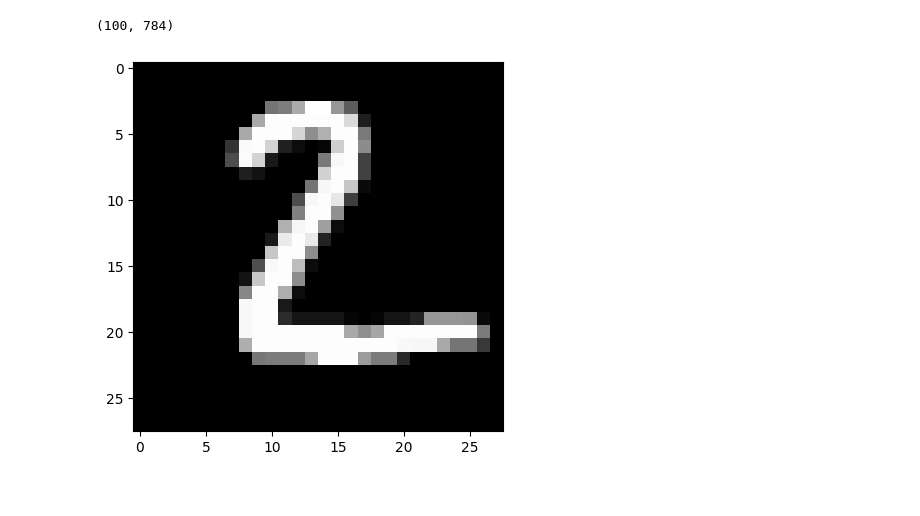
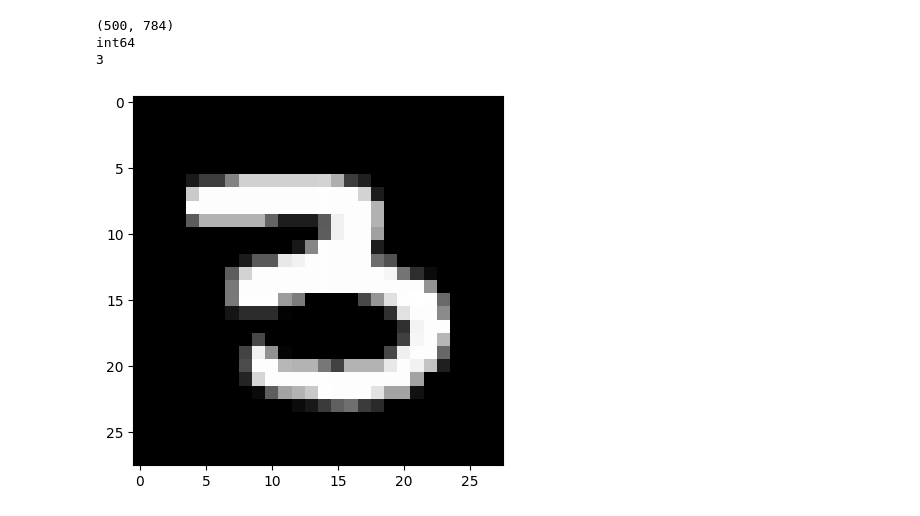
Before and after one commit to DiegoCastr00/VisionArtificial, a Jupyter notebook: Proyecto.ipynb, the cells around one changed output. Saved outputs shown, nothing was run; the diff lists cells and outputs as text; code cells hidden in the pictures.

```diff
--- a/Proyecto.ipynb
+++ b/Proyecto.ipynb
@@ -1,23 +1,34 @@
 # %%
 import pandas as pd
 import numpy as np
 import matplotlib.pyplot as plt
+import cv2
+from sklearn.neighbors import KNeighborsClassifier
+from segmentacion.otsu import thresholding
 
 def loadDataset(fileName, samples):
     x = []
     y = []
     train_data = pd.read_csv(fileName)
     y = np.array(train_data.iloc[0:samples, 0])
     x = np.array(train_data.iloc[0:samples, 1:])
     return x,y
 
-x,y=loadDataset("Nmist/mnist_test.csv",100)
+x,y=loadDataset("Nmist/mnist_test.csv",500)
 
 print(x.shape)
-digit = x[0]
+print(x.dtype)
+digit = x[50]
+label = y[50]
+print(label)
 digit_pixels = digit.reshape(28, 28)
+
+digit_pixels = digit_pixels.astype(np.uint8)
+
 plt.imshow(digit_pixels, cmap='gray')
 plt.show()
 # %% [output]
-(100, 784)
+(500, 784)
+int64
+3
-[figure, old version]
+[figure, new version]
```
Also changed, not shown: parts of 11 cells of this notebook, 10 other files.
